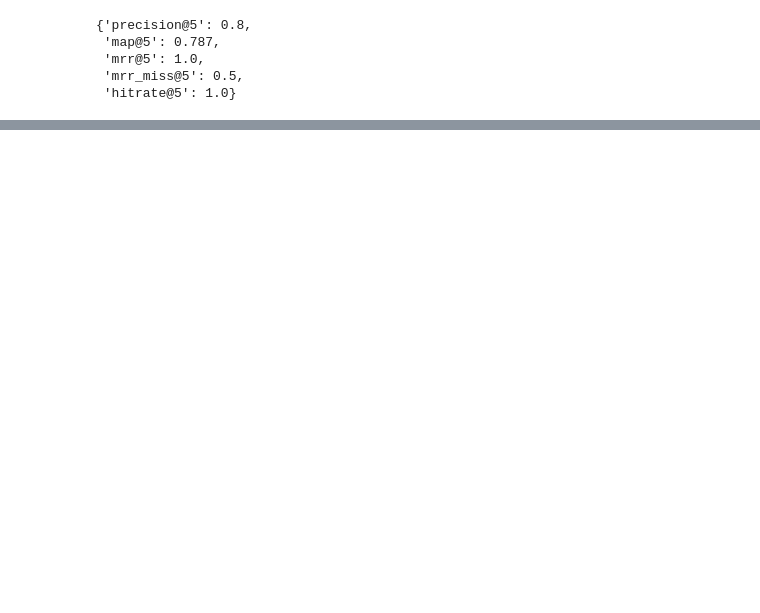
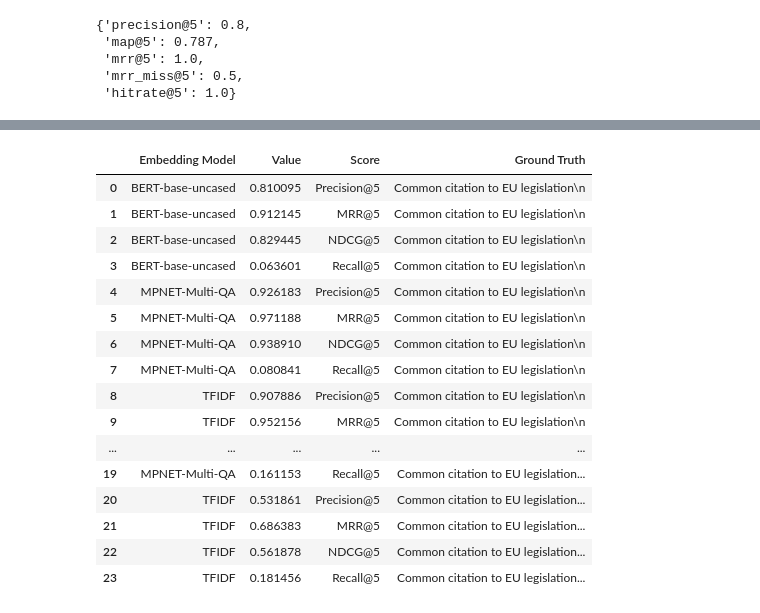
Before and after one commit to Tron404/FACILEX_prototyping_EK, a Jupyter notebook: caselaw_retrieval/similarity_summary_eng.ipynb, the cells around one changed output, grey strips where cells are left out. Saved outputs shown, nothing was run; the diff lists cells and outputs as text; code cells hidden in the pictures; blank space fills up the shorter version.

```diff
--- a/caselaw_retrieval/similarity_summary_eng.ipynb
+++ b/caselaw_retrieval/similarity_summary_eng.ipynb
@@ -307,3 +350,23 @@ metrics = pd.DataFrame(metrics)
+# %%
+metrics
+# %% [output]
+|  | Embedding Model | Value | Score | Ground Truth |
+| 0 | BERT-base-uncased | 0.810095 | Precision@5 | Common citation to EU legislation\n |
+| 1 | BERT-base-uncased | 0.912145 | MRR@5 | Common citation to EU legislation\n |
+| 2 | BERT-base-uncased | 0.829445 | NDCG@5 | Common citation to EU legislation\n |
+| 3 | BERT-base-uncased | 0.063601 | Recall@5 | Common citation to EU legislation\n |
+| 4 | MPNET-Multi-QA | 0.926183 | Precision@5 | Common citation to EU legislation\n |
+| 5 | MPNET-Multi-QA | 0.971188 | MRR@5 | Common citation to EU legislation\n |
+| 6 | MPNET-Multi-QA | 0.938910 | NDCG@5 | Common citation to EU legislation\n |
+| 7 | MPNET-Multi-QA | 0.080841 | Recall@5 | Common citation to EU legislation\n |
+| 8 | TFIDF | 0.907886 | Precision@5 | Common citation to EU legislation\n |
+| 9 | TFIDF | 0.952156 | MRR@5 | Common citation to EU legislation\n |
+| ... | ... | ... | ... | ... |
+| 19 | MPNET-Multi-QA | 0.161153 | Recall@5 | Common citation to EU legislation... |
+| 20 | TFIDF | 0.531861 | Precision@5 | Common citation to EU legislation... |
+| 21 | TFIDF | 0.686383 | MRR@5 | Common citation to EU legislation... |
+| 22 | TFIDF | 0.561878 | NDCG@5 | Common citation to EU legislation... |
+| 23 | TFIDF | 0.181456 | Recall@5 | Common citation to EU legislation... |
 # %%
 import matplotlib.pyplot as plt
 import seaborn as sns
```
Also changed, not shown: parts of 4 cells of this notebook.
